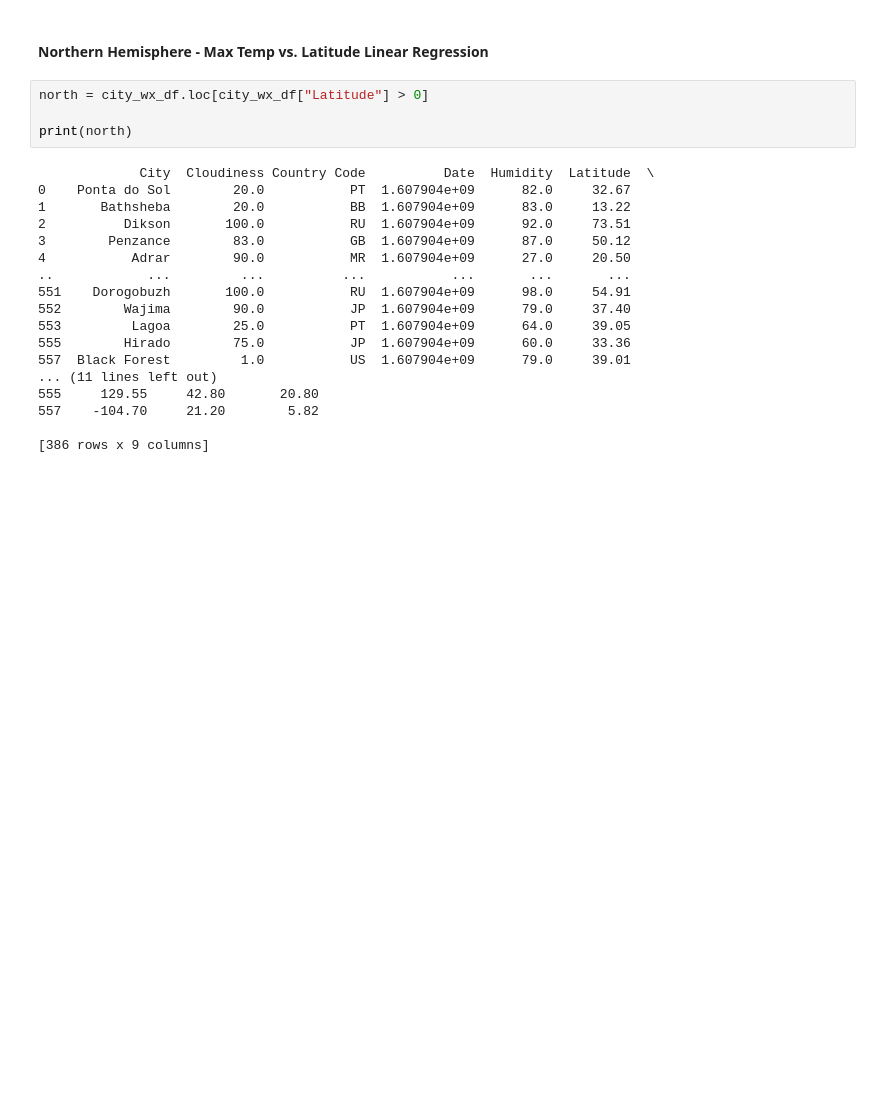
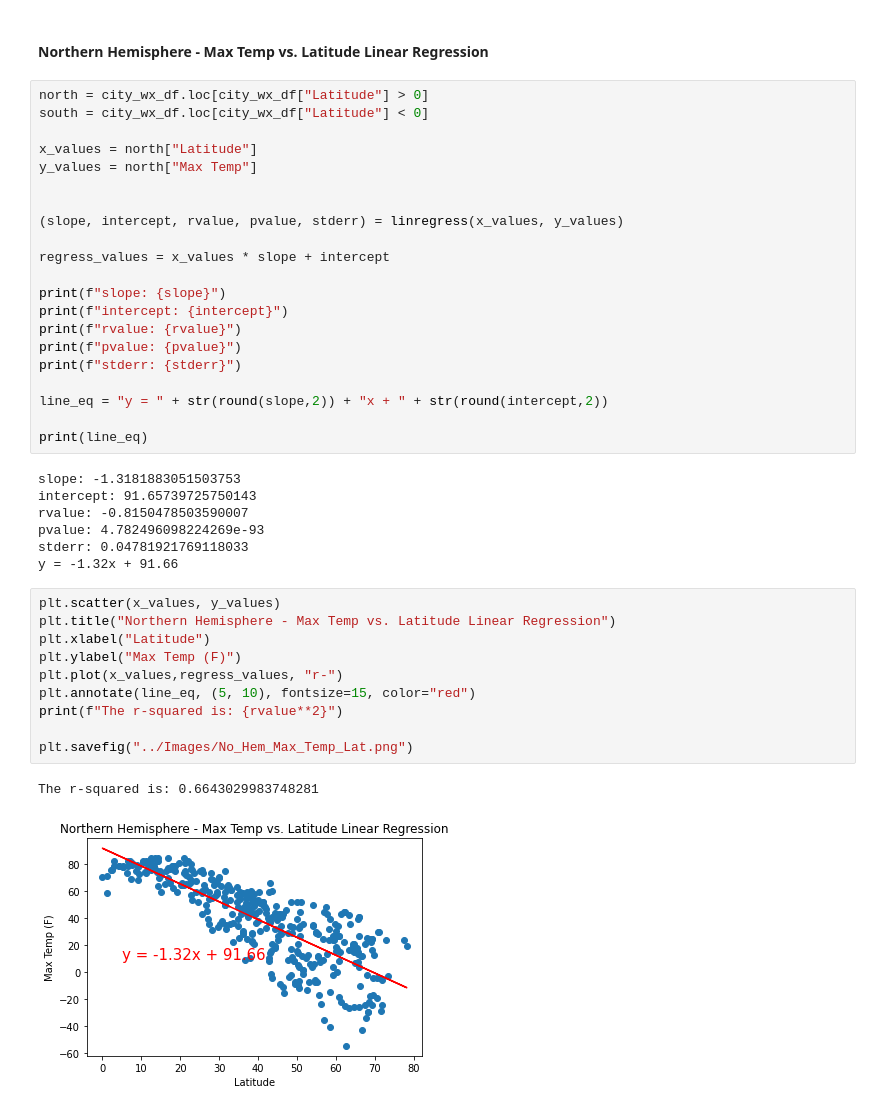
Before and after one commit to geofftm/python-api-challenge, a Jupyter notebook: WeatherPY/WeatherPy.ipynb, the cells around one changed output. Cells and saved outputs as stored; diff of their text form; blank space fills up the shorter version.

```diff
--- a/WeatherPY/WeatherPy.ipynb
+++ b/WeatherPY/WeatherPy.ipynb
@@ -230,25 +233,44 @@ plt.savefig("../Images/lat_v_wind.png")
 ## Linear Regression
 # %% [markdown]
 ####  Northern Hemisphere - Max Temp vs. Latitude Linear Regression
-# %%
-north = city_wx_df.loc[city_wx_df["Latitude"] > 0]
-
-print(north)
-# %% [output]
-             City  Cloudiness Country Code          Date  Humidity  Latitude  \
-0    Ponta do Sol        20.0           PT  1.607904e+09      82.0     32.67
-1       Bathsheba        20.0           BB  1.607904e+09      83.0     13.22
-2          Dikson       100.0           RU  1.607904e+09      92.0     73.51
-3        Penzance        83.0           GB  1.607904e+09      87.0     50.12
-4           Adrar        90.0           MR  1.607904e+09      27.0     20.50
-..            ...         ...          ...           ...       ...       ...
-551    Dorogobuzh       100.0           RU  1.607904e+09      98.0     54.91
-552        Wajima        90.0           JP  1.607904e+09      79.0     37.40
-553         Lagoa        25.0           PT  1.607904e+09      64.0     39.05
-555        Hirado        75.0           JP  1.607904e+09      60.0     33.36
-557  Black Forest         1.0           US  1.607904e+09      79.0     39.01
-... (11 lines left out)
-555     129.55     42.80       20.80
-557    -104.70     21.20        5.82
-
-[386 rows x 9 columns]
+# %%
+north = city_wx_df.loc[city_wx_df["Latitude"] > 0]
+south = city_wx_df.loc[city_wx_df["Latitude"] < 0]
+
+x_values = north["Latitude"]
+y_values = north["Max Temp"]
+
+
+(slope, intercept, rvalue, pvalue, stderr) = linregress(x_values, y_values)
+
+regress_values = x_values * slope + intercept
+
+print(f"slope: {slope}")
+print(f"intercept: {intercept}")
+print(f"rvalue: {rvalue}")
+print(f"pvalue: {pvalue}")
+print(f"stderr: {stderr}")
+
+line_eq = "y = " + str(round(slope,2)) + "x + " + str(round(intercept,2))
+
+print(line_eq)
+# %% [output]
+slope: -1.3181883051503753
+intercept: 91.65739725750143
+rvalue: -0.8150478503590007
+pvalue: 4.782496098224269e-93
+stderr: 0.04781921769118033
+y = -1.32x + 91.66
+# %%
+plt.scatter(x_values, y_values)
+plt.title("Northern Hemisphere - Max Temp vs. Latitude Linear Regression")
+plt.xlabel("Latitude")
+plt.ylabel("Max Temp (F)")
+plt.plot(x_values,regress_values, "r-")
+plt.annotate(line_eq, (5, 10), fontsize=15, color="red")
+print(f"The r-squared is: {rvalue**2}")
+
+plt.savefig("../Images/No_Hem_Max_Temp_Lat.png")
+# %% [output]
+The r-squared is: 0.6643029983748281
+[figure, added]
```
Also changed, not shown: parts of 18 cells of this notebook, 8 other files.
